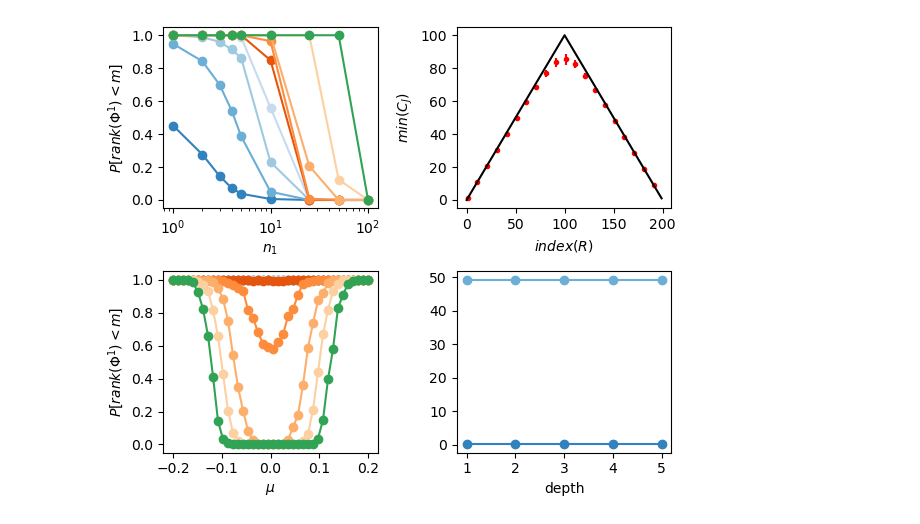
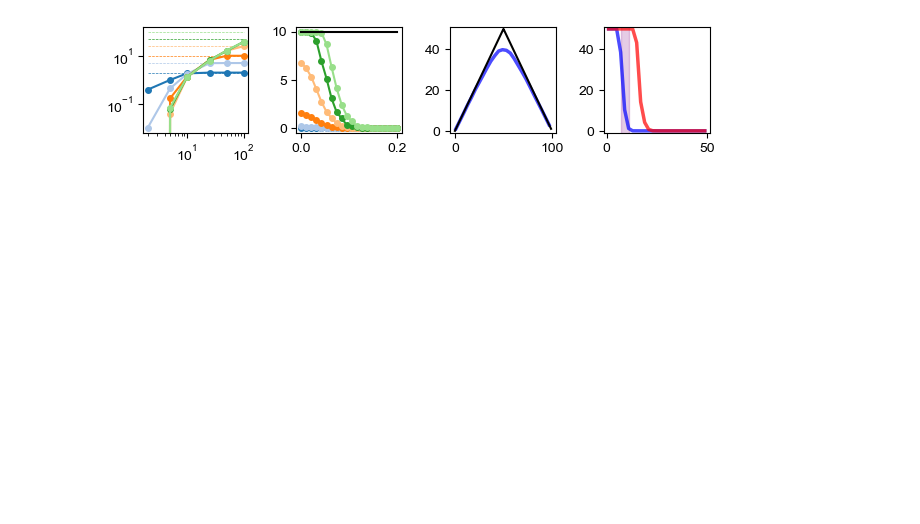
Before and after one commit to KBeshkov/top-mfld-class, a Jupyter notebook: simulations/combinatoric_plots.ipynb, the cells around one changed output. Drawn from its saved outputs; the diff is of its cells as text; code cells hidden in the pictures; blank space fills up the shorter version.

```diff
--- a/simulations/combinatoric_plots.ipynb
+++ b/simulations/combinatoric_plots.ipynb
@@ -48,7 +80,7 @@ theory_curve = np.concatenate([np.arange(0,int(n_neurons/2)), int(n_neurons/2)-n
 # %%
 #studying the number of low rank regions as a function of the mean of a distribution and the number of output neurons
-means = np.linspace(-0.2,0.2,40)
-in_dim = 3
+means = np.linspace(0,0.2,20)
+in_dim = 10
 
 region_ranks_mean = np.zeros([len(out_dims),len(means),n_perms])
 
@@ -57,8 +89,8 @@ for d, dim in enumerate(out_dims):
         for n in range(n_perms):
             x = torch.Tensor(lims*2*(np.random.rand(in_dim, res)-0.5)).T
             rand_model = FeedforwardNetwork(input_size=in_dim,hidden_sizes=[dim],mean=mean,std=std, init_type='normal')
-            out = rand_model(x)
-            out_code = [torch.sum(out[i]>0,axis=1) for i in range(len(out))]
-            region_ranks_mean[d,m, n] = sum(out_code[0]<in_dim).item()>0
+            out = rand_model(x)[0]
+            out_code = torch.sign(out).unique(dim=0)#[torch.sum(out[i]>0,axis=1) for i in range(len(out))]
+            region_ranks_mean[d,m,n] = min(rand_model.compute_rank(out_code))#sum(out_code[0]<in_dim).item()>0
 #min(*[sum(out_code[i]<in_dim).item()>0 for i in range(len(out))])#sum(out_code<in_dim).item()/res#
 # %%
@@ -87,32 +120,54 @@ for r, r_indx in enumerate(R_indxs_2):
 # %%
-clrs = plt.cm.tab20c.colors
+fig_height = 11.7/7
+fig_width = 8.3/1.3
+clrs = plt.cm.tab20.colors
+plt.rcParams["font.family"] = "Arial"
 
-fig, ax = plt.subplots(2,2,figsize=(6,5))
+fig, ax = plt.subplots(1,4,figsize=(fig_width,fig_height))#,dpi=300)
 
 for k in range(len(out_dims)):
-    ax[0,0].plot(out_dims, np.mean(region_ranks,2)[k],'-o',color=clrs[k])
-ax[0,0].set_xlabel('$n_1$')
-ax[0,0].set_xscale('log')
-ax[0,0].set_ylabel('$P[rank(\Phi^1)<m]$')
+    ax[0].plot(out_dims, np.mean(region_ranks,2)[k],'-o',color=clrs[k],markersize=4)
+    ax[0].plot(out_dims, in_dims[k]*np.ones(len(out_dims)),'--',color=clrs[k],lw=0.5)
+    #ax[0].plot([in_dims[k],in_dims[k]], [0,out_dims[k]],'--',color=clrs[k],lw=0.5)
 
-ax[0,1].plot(R_indxs, np.mean(region_min_code,1),'.',color='red')
-ax[0,1].errorbar(R_indxs, np.mean(region_min_code,1),yerr=1*np.std(region_min_code,1),color='red', fmt='none',markersize=12)
-ax[0,1].plot(theory_curve,'k')
-ax[0,1].set_xlabel('$index(R)$')
+#ax[0].set_xlabel('$n_1$')
+ax[0].set_xscale('log')
+ax[0].set_yscale('log')
+#ax[0].set_ylabel('$P[rank(\Phi^1)<m]$')
+
+for k in range(len(out_dims)):
+    ax[1].plot(means,np.mean(region_ranks_mean[k],1),'-o',color=clrs[k],markersize=4)
+ax[1].plot(means,in_dim*np.ones(len(means)),'k')
+#ax[1].set_yscale('log')
+
+
+ax[2].plot(R_indxs, np.mean(region_min_code,1),'-',color='blue',lw=2.5,alpha=0.7)
+#ax[2].errorbar(R_indxs, np.mean(region_min_code,1),yerr=1*np.std(region_min_code,1),color='red', fmt='none',markersize=4)
+ax[2].plot(theory_curve,'k')
+ax[2].set_ylim(-1,51)
+#ax[1].set_xlabel('indx($R$)')
 #ax[0,1].set_xscale('log')
-ax[0,1].set_ylabel('$min(C_{J})$')
+#ax[1].set_ylabel('$min(C_{J})$')
 #ax[0,1].set_yscale('log')
 #ax[0,0].legend(in_dims)
 
-for k in range(len(out_dims)):
-    ax[1,0].plot(means,np.mean(region_ranks_mean[k],1),'-o',color=clrs[k],)
+ax[3].plot(R_indxs_dale, np.mean(region_min_code_dale,1),'-',color='blue',lw=2.5,alpha=0.7)
+ax[3].plot(R_indxs_dale, np.mean(region_max_code_dale,1),'-',color='red',lw=2.5,alpha=0.7)
+#ax[3].fill_between(R_indxs,
+#                   np.mean(region_min_code_dale,1)-4*np.std(region_min_code_dale,1),
+#                   np.mean(region_min_code_dale,1)+4*np.std(region_min_code_dale,1),
+#                   alpha=0.5,color='red',zorder=100)
+#ax[3].errorbar(R_indxs, np.mean(region_min_code_dale,1),yerr=1*np.std(region_min_code_dale,1),color='red', fmt='none',markersize=4)
+ax[3].fill_betweenx(np.arange(-10,60),R_indxs_dale[balanced_mode][0],R_indxs_dale[balanced_mode][-1],alpha=0.2,color='purple')
+ax[3].set_ylim(-1,51)
 
-ax[1,0].set_xlabel('$\mu$')
-ax[1,0].set_ylabel('$P[rank(\Phi^1)<m]$')
+#ax[2].set_xlabel('$\mu$')
+#ax[2].set_ylabel('$P[rank(\Phi^1)<m]$')
 
-for k in range(len(R_indxs_2)):
-    ax[1,1].plot(np.arange(1,depth+1), np.mean(region_ranks_depth[:,k],1),'-o',color=clrs[k])
-ax[1,1].set_xlabel('depth')
+#for k in range(len(R_indxs_2)):
+#    ax[3].plot(np.arange(1,depth+1), np.mean(region_ranks_depth[:,k],1),'-o',color=clrs[k],markersize=4)
+#ax[3].set_xlabel('depth')
 fig.tight_layout()
+fig.savefig("/Users/kosio/Figures/MfldClassification/top_destr.png",dpi=500, transparent=True)
 # %% [output]
-[figure, old version]
+[figure, new version]
```
Also changed, not shown: parts of 10 cells of this notebook, 3 other files.
